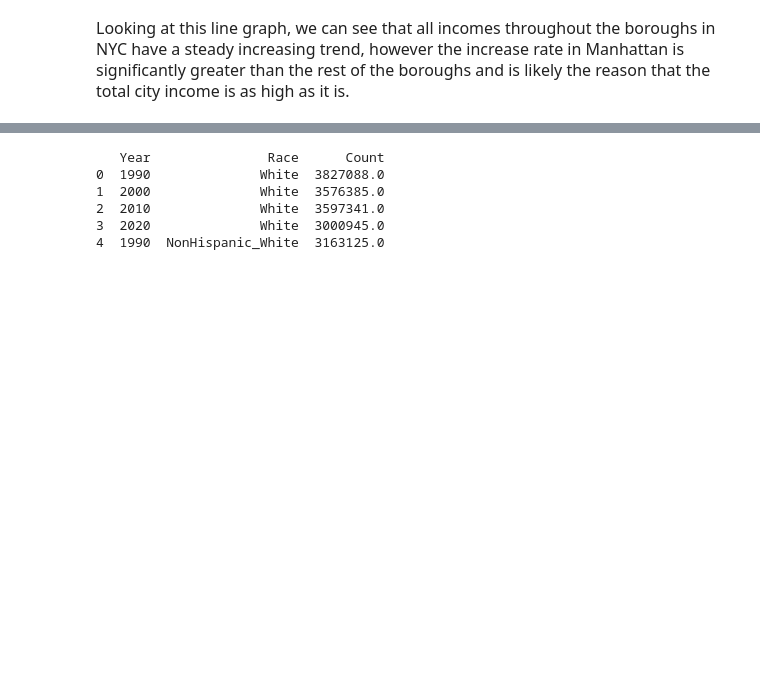
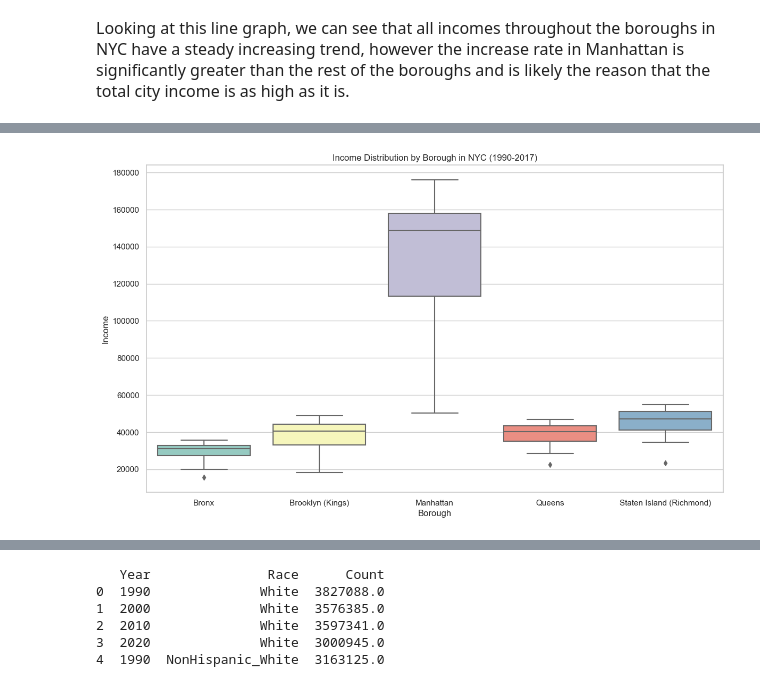
Before and after one commit to anikasparkle22/Info2950_final, a Jupyter notebook: Info 2950 Final.ipynb, the cells around one changed output, grey strips where cells are left out. Drawn from its saved outputs; the diff is of its cells as text; code cells hidden in the pictures; blank space fills up the shorter version.

```diff
--- a/Info 2950 Final.ipynb
+++ b/Info 2950 Final.ipynb
@@ -441,0 +454,11 @@ plt.legend(title="Borough",bbox_to_anchor=(-0.20, 1), loc='upper right')
+# %%
+borough_income = nyc_income.iloc[:5, :]
+melted_income = borough_income.melt(id_vars=['Geographic Area (in dollars)'], var_name='Year', value_name='Income')
+plt.figure(figsize=(14, 8))
+sns.boxplot(x='Geographic Area (in dollars)', y='Income', data=melted_income, palette="Set3")
+plt.title("Income Distribution by Borough in NYC (1990-2017)")
+plt.xlabel("Borough")
+plt.ylabel("Income")
+plt.show()
+# %% [output]
+[figure, added]
```
Also changed, not shown: parts of 5 cells of this notebook.
